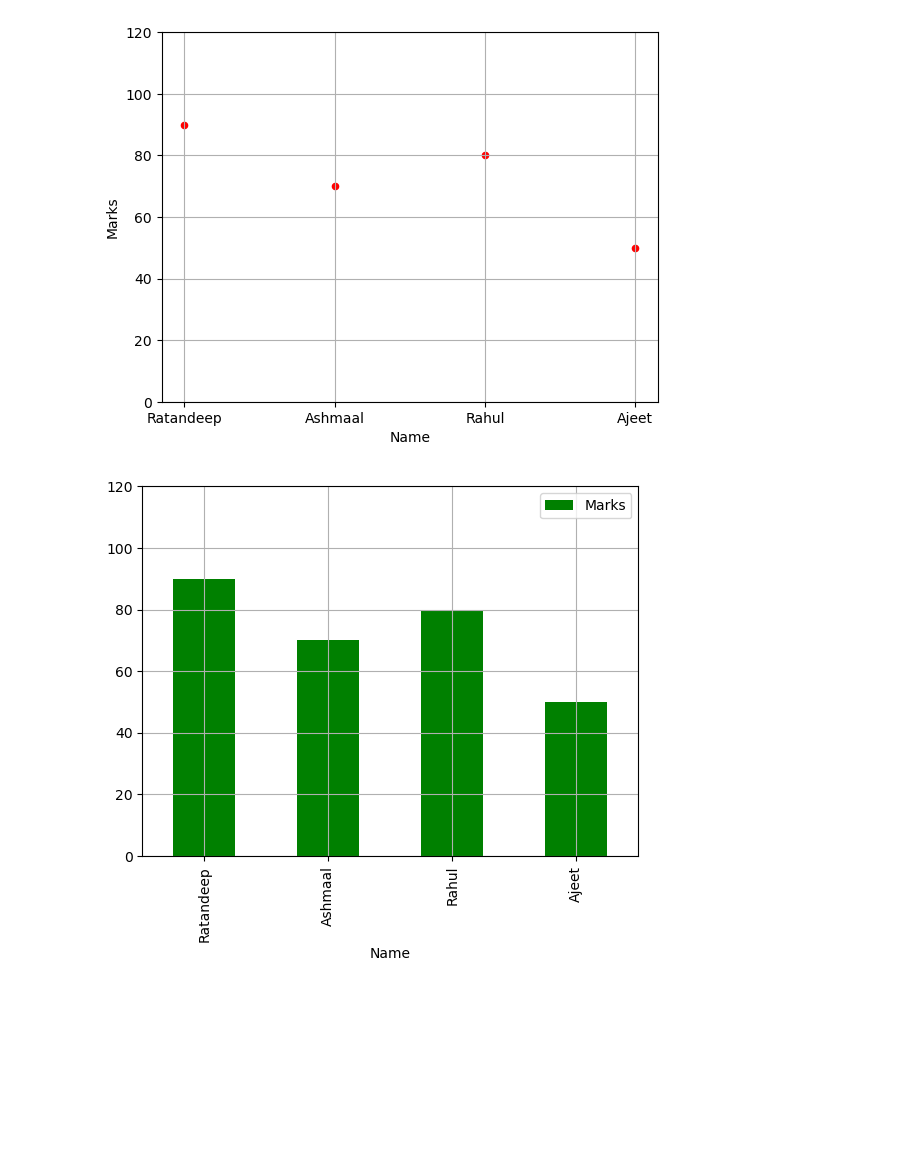
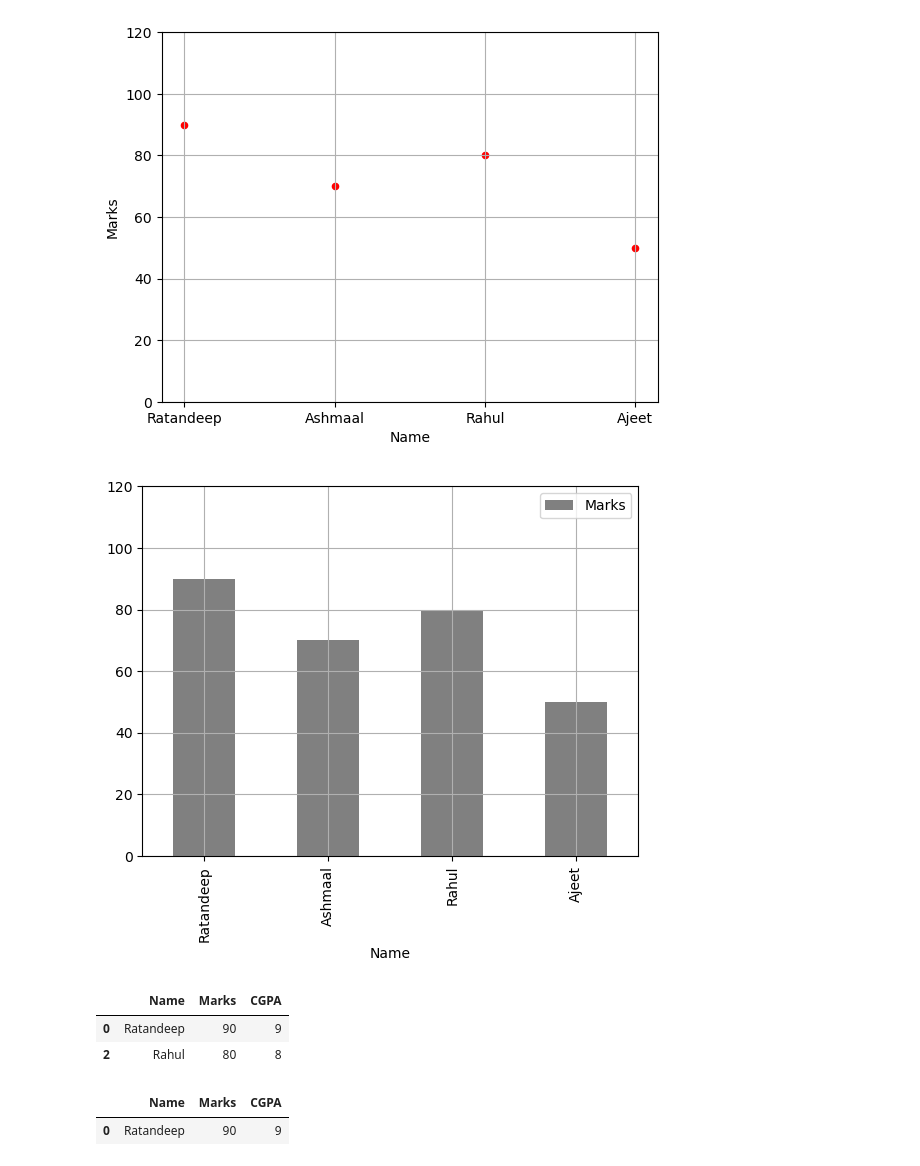
Before and after one commit to RahulDhobi192030/DATA_SCIENCE, a Jupyter notebook: Pandas/Lecture1.ipynb, the cells around one changed output. Saved outputs shown, nothing was run; the diff lists cells and outputs as text; code cells hidden in the pictures; blank space fills up the shorter version.

```diff
--- a/Pandas/Lecture1.ipynb
+++ b/Pandas/Lecture1.ipynb
@@ -133,8 +133,21 @@ plt.grid()
 # %% [output]
 [figure]
 # %%
-db.plot(kind = 'bar',x ='Name', y = 'Marks',color = 'green')
+db.plot(kind = 'bar',x ='Name', y = 'Marks',color = 'gray')
 plt.ylim(0,120)
 plt.grid()
 # %% [output]
-[figure, old version]
+[figure, new version]
+# %%
+# records : marks greater than 75
+db[db['Marks']>75]
+# %% [output]
+|  | Name | Marks | CGPA |
+| 0 | Ratandeep | 90 | 9 |
+| 2 | Rahul | 80 | 8 |
+# %%
+# records : Marks greater than 75 and CGPA is greater than 8
+db[(db['Marks']>75) & (db['CGPA']>8)]
+# %% [output]
+|  | Name | Marks | CGPA |
+| 0 | Ratandeep | 90 | 9 |
```
Also changed, not shown: parts of 5 cells of this notebook, 2 other files.
